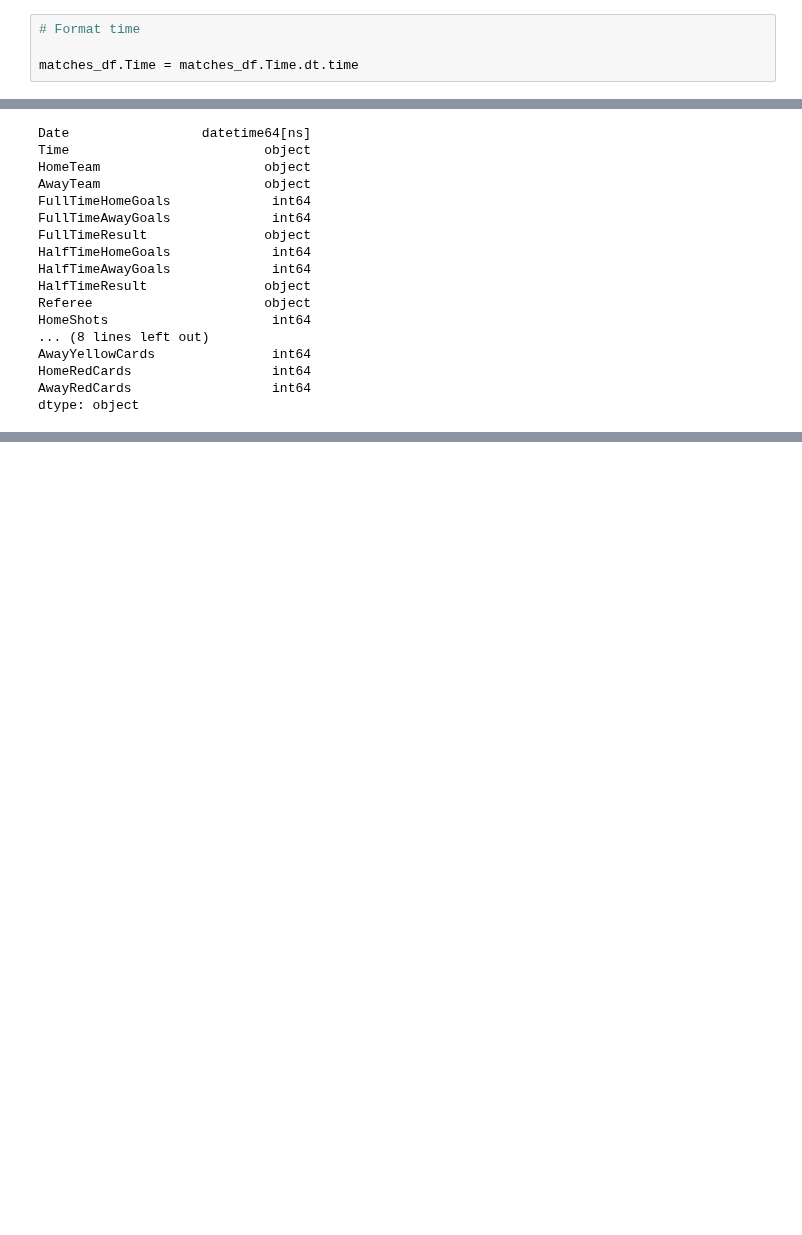
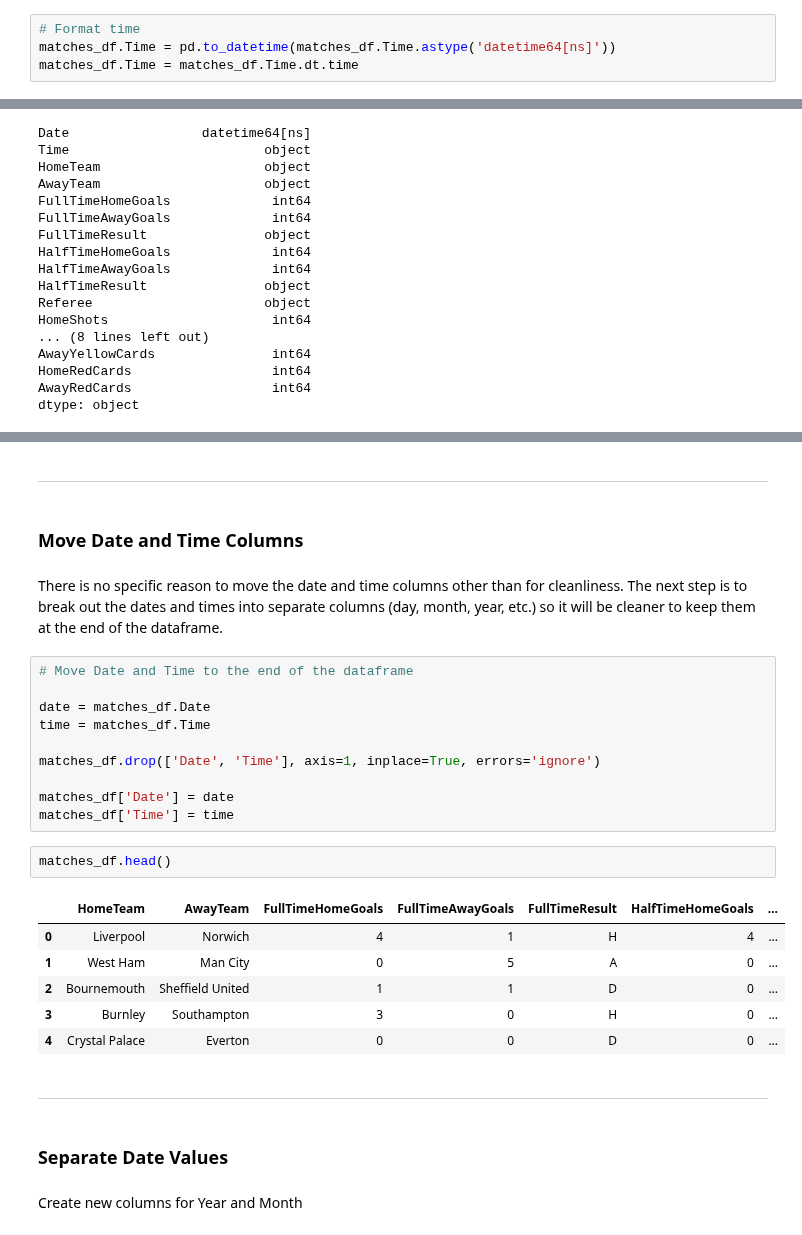
Before and after one commit to CharlesPeterMcCarthy/english-premier-league-2019-2020-statistical-analysis, a Jupyter notebook: epl-2019-2020.ipynb, the cells around one changed output, grey strips where cells are left out. Drawn from its saved outputs; the diff is of its cells as text; blank space fills up the shorter version.

Commit message:
Move Date & Time Columns

```diff
--- a/epl-2019-2020.ipynb
+++ b/epl-2019-2020.ipynb
@@ -296,7 +298,7 @@ We will also need to format the date to ensure the days and months are consisten
 matches_df.Date = pd.to_datetime(matches_df.Date.astype(str), format='%d/%m/%Y')
 # %%
 # Format time
-
+matches_df.Time = pd.to_datetime(matches_df.Time.astype('datetime64[ns]'))
 matches_df.Time = matches_df.Time.dt.time
 # %%
 matches_df.dtypes
@@ -327,3 +329,34 @@ matches_df.head()
 | 2 | 2019-08-10 | 15:00:00 | Bournemouth | Sheffield United | 1 | 1 | D | ... |
 | 3 | 2019-08-10 | 15:00:00 | Burnley | Southampton | 3 | 0 | H | ... |
 | 4 | 2019-08-10 | 15:00:00 | Crystal Palace | Everton | 0 | 0 | D | ... |
+# %% [markdown]
+---
+# %% [markdown]
+### Move Date and Time Columns
+# %% [markdown]
+There is no specific reason to move the date and time columns other than for cleanliness. The next step is to break out the dates and times into separate columns (day, month, year, etc.) so it will be cleaner to keep them at the end of the dataframe.
+# %%
+# Move Date and Time to the end of the dataframe
+
+date = matches_df.Date
+time = matches_df.Time
+
+matches_df.drop(['Date', 'Time'], axis=1, inplace=True, errors='ignore')
+
+matches_df['Date'] = date
+matches_df['Time'] = time
+# %%
+matches_df.head()
+# %% [output]
+|  | HomeTeam | AwayTeam | FullTimeHomeGoals | FullTimeAwayGoals | FullTimeResult | HalfTimeHomeGoals | ... |
+| 0 | Liverpool | Norwich | 4 | 1 | H | 4 | ... |
+| 1 | West Ham | Man City | 0 | 5 | A | 0 | ... |
+| 2 | Bournemouth | Sheffield United | 1 | 1 | D | 0 | ... |
+| 3 | Burnley | Southampton | 3 | 0 | H | 0 | ... |
+| 4 | Crystal Palace | Everton | 0 | 0 | D | 0 | ... |
+# %% [markdown]
+---
+# %% [markdown]
+### Separate Date Values
+# %% [markdown]
+Create new columns for Year and Month
```
Also changed, not shown: parts of 2 cells of this notebook.
